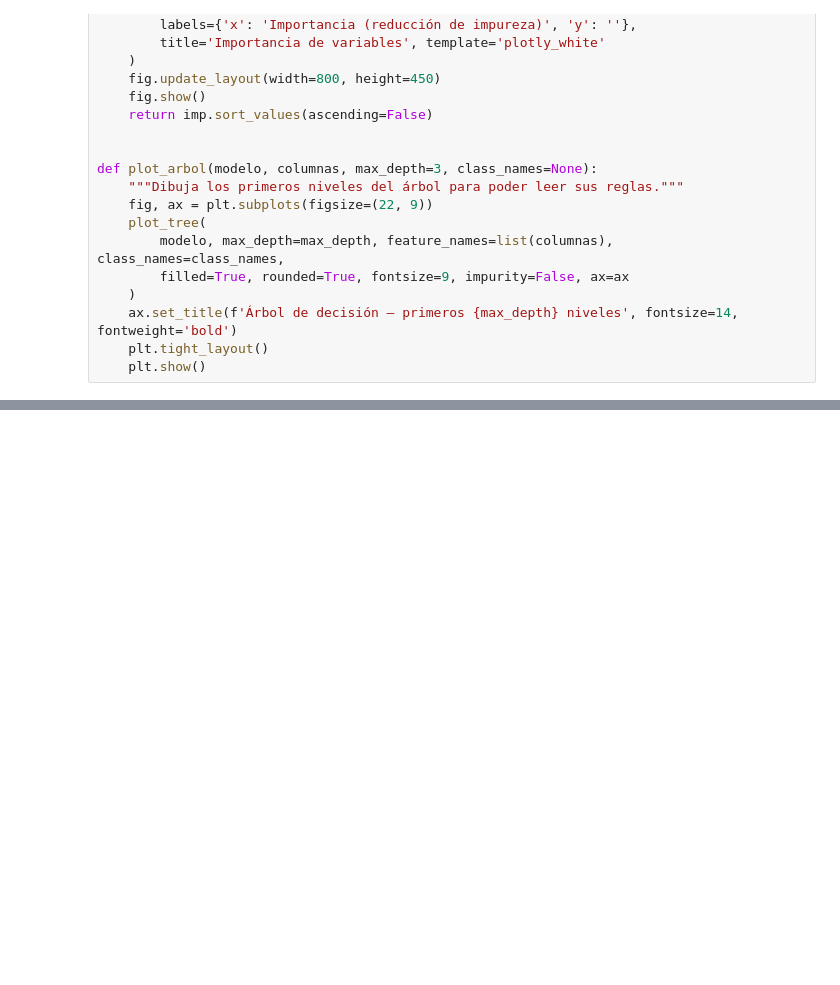
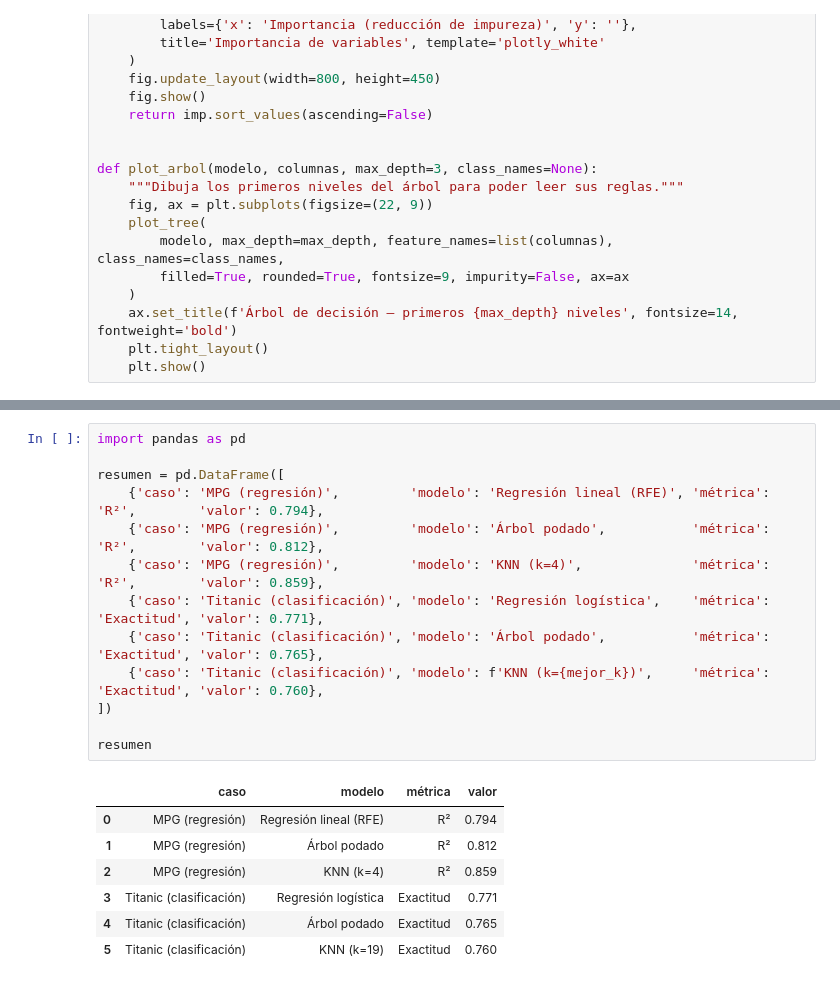
Before and after one commit to jorgermzg15/predictive-models-intro, a Jupyter notebook: 04-knn/caso_titanic.ipynb, the cells around one changed output, grey strips where cells are left out. Drawn from its saved outputs; the diff is of its cells as text; blank space fills up the shorter version.

```diff
--- a/03-knn/caso_mpg.ipynb
+++ b/04-knn/caso_titanic.ipynb
@@ -517,0 +665,21 @@ Ahora llévalo a clasificación en `caso_titanic.ipynb`.
+# %%
+import pandas as pd
+
+resumen = pd.DataFrame([
+    {'caso': 'MPG (regresión)',         'modelo': 'Regresión lineal (RFE)', 'métrica': 'R²',        'valor': 0.794},
+    {'caso': 'MPG (regresión)',         'modelo': 'Árbol podado',           'métrica': 'R²',        'valor': 0.812},
+    {'caso': 'MPG (regresión)',         'modelo': 'KNN (k=4)',              'métrica': 'R²',        'valor': 0.859},
+    {'caso': 'Titanic (clasificación)', 'modelo': 'Regresión logística',    'métrica': 'Exactitud', 'valor': 0.771},
+    {'caso': 'Titanic (clasificación)', 'modelo': 'Árbol podado',           'métrica': 'Exactitud', 'valor': 0.765},
+    {'caso': 'Titanic (clasificación)', 'modelo': f'KNN (k={mejor_k})',     'métrica': 'Exactitud', 'valor': 0.760},
+])
+
+resumen
+# %% [output]
+|  | caso | modelo | métrica | valor |
+| 0 | MPG (regresión) | Regresión lineal (RFE) | R² | 0.794 |
+| 1 | MPG (regresión) | Árbol podado | R² | 0.812 |
+| 2 | MPG (regresión) | KNN (k=4) | R² | 0.859 |
+| 3 | Titanic (clasificación) | Regresión logística | Exactitud | 0.771 |
+| 4 | Titanic (clasificación) | Árbol podado | Exactitud | 0.765 |
+| 5 | Titanic (clasificación) | KNN (k=19) | Exactitud | 0.760 |
```
Also changed, not shown: parts of 42 cells of this notebook, 11 other files.
